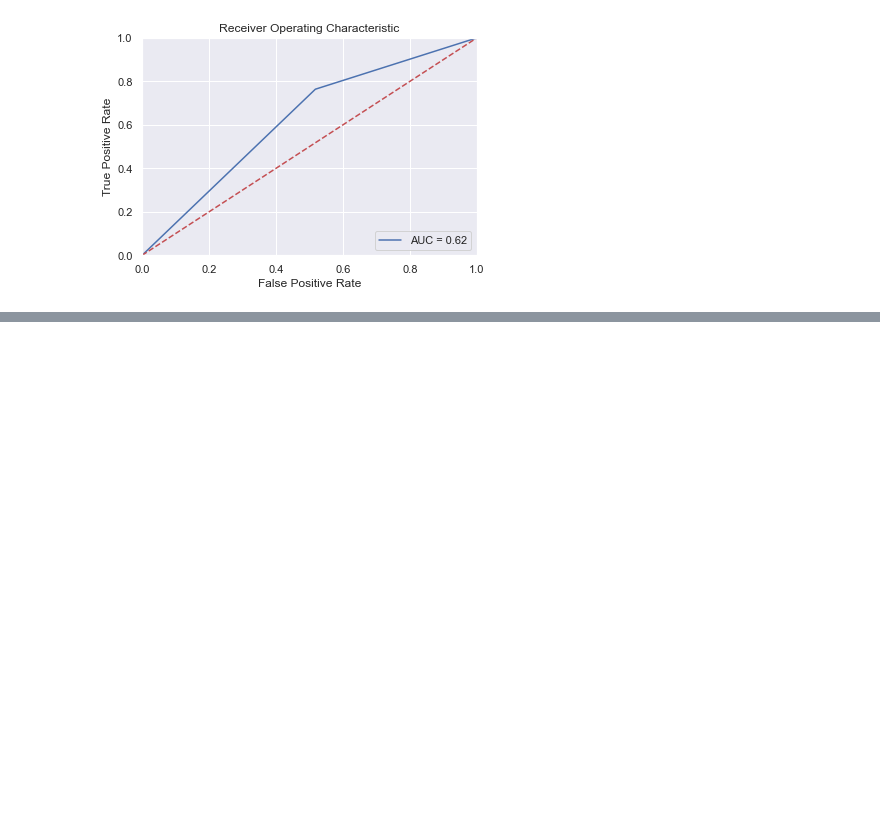
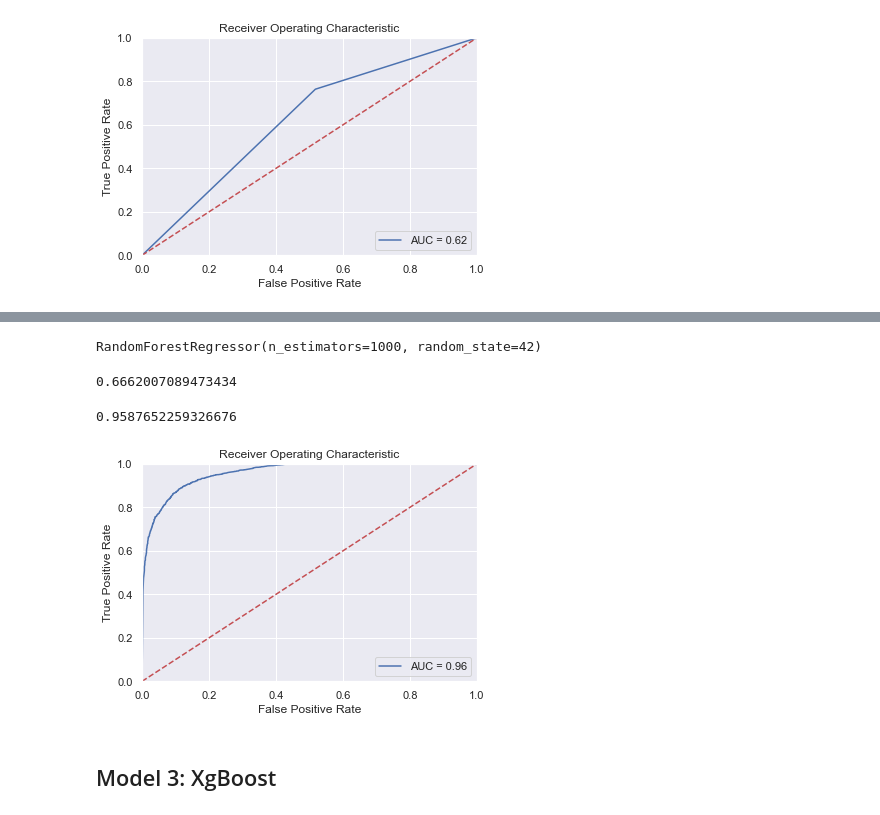
Before and after one commit to nahsradus/SpringBoard, a Jupyter notebook: FinalCapstoneProject/Notebooks/03_Modeling.ipynb, the cells around one changed output, grey strips where cells are left out. Drawn from its saved outputs; the diff is of its cells as text; code cells hidden in the pictures; blank space fills up the shorter version.

```diff
--- a/FinalCapstoneProject/Notebooks/03_Modeling.ipynb
+++ b/FinalCapstoneProject/Notebooks/03_Modeling.ipynb
@@ -153,0 +154,26 @@ shap.plots.bar(lr_shap_values, show = False)
+# %%
+# Instantiate model with 1000 decision trees
+rf = RandomForestRegressor(n_estimators = 1000, random_state = 42)
+# %%
+# Train the model on training data
+rf.fit(X_train, y_train)
+# %% [output]
+RandomForestRegressor(n_estimators=1000, random_state=42)
+# %%
+y_pred_rf = rf.predict(X_test)
+# %%
+score = rf.score(X_test, y_test)
+print(score)
+# %% [output]
+0.6662007089473434
+# %%
+fpr, tpr, thresholds = metrics.roc_curve(y_test, y_pred_rf)
+metrics.auc(fpr, tpr)
+# %% [output]
+0.9587652259326676
+# %%
+plot_auc_curve(fpr,tpr)
+# %% [output]
+[figure, added]
+# %% [markdown]
+## Model 3: XgBoost
```
Also changed, not shown: parts of 14 cells of this notebook, 1 other file.
